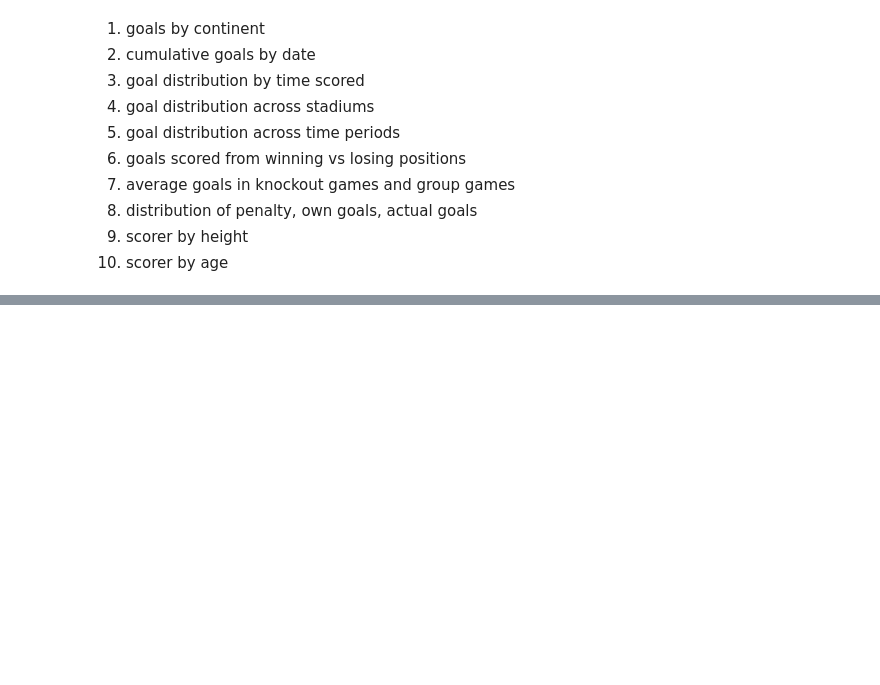
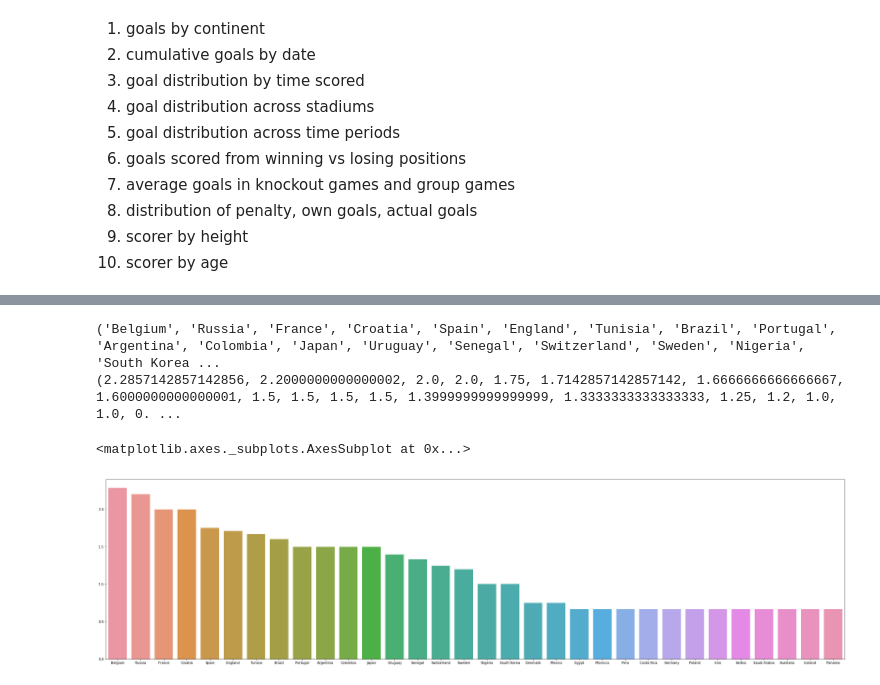
Before and after one commit to finnqiao/2018worldcup_viz, a Jupyter notebook: 2018_viz.ipynb, the cells around one changed output, grey strips where cells are left out. Drawn from its saved outputs; the diff is of its cells as text; code cells hidden in the pictures; blank space fills up the shorter version.

```diff
--- a/2018_viz.ipynb
+++ b/2018_viz.ipynb
@@ -273,0 +325,30 @@ array(['bouhaddouz', 'behich', 'etebo', 'cionek', 'a. fathi', 'cheryshev',
+# %%
+# average goals by country
+games_df['country1'] = games_df['team1'].apply(lambda x : x['name'])
+games_df['country2'] = games_df['team2'].apply(lambda x : x['name'])
+
+x = games_df['country1'].value_counts()
+y = games_df['country2'].value_counts()
+
+appearances = dict.fromkeys(games_df['country1'].unique())
+for country in x.keys():
+    appearances[country] = x[country] + y[country]
+
+z = goals_df['scorer_team'].value_counts()
+average = dict.fromkeys(games_df['country1'].unique())
+for country in x.keys():
+    average[country] = z[country]/appearances[country]
+
+sorted_average = sorted(average.items(), key=lambda kv: kv[1], reverse = True)
+
+for x in zip(*sorted_average):
+    print(x)
+
+countries, avg = zip(*sorted_average)
+plt.figure(figsize=(40,10))
+sb.barplot(x=list(countries),y=list(avg))
+# %% [output]
+('Belgium', 'Russia', 'France', 'Croatia', 'Spain', 'England', 'Tunisia', 'Brazil', 'Portugal', 'Argentina', 'Colombia', 'Japan', 'Uruguay', 'Senegal', 'Switzerland', 'Sweden', 'Nigeria', 'South Korea ...
+(2.2857142857142856, 2.2000000000000002, 2.0, 2.0, 1.75, 1.7142857142857142, 1.6666666666666667, 1.6000000000000001, 1.5, 1.5, 1.5, 1.5, 1.3999999999999999, 1.3333333333333333, 1.25, 1.2, 1.0, 1.0, 0. ...
+<matplotlib.axes._subplots.AxesSubplot at 0x...>
+[figure, added]
```
Also changed, not shown: parts of 19 cells of this notebook.
